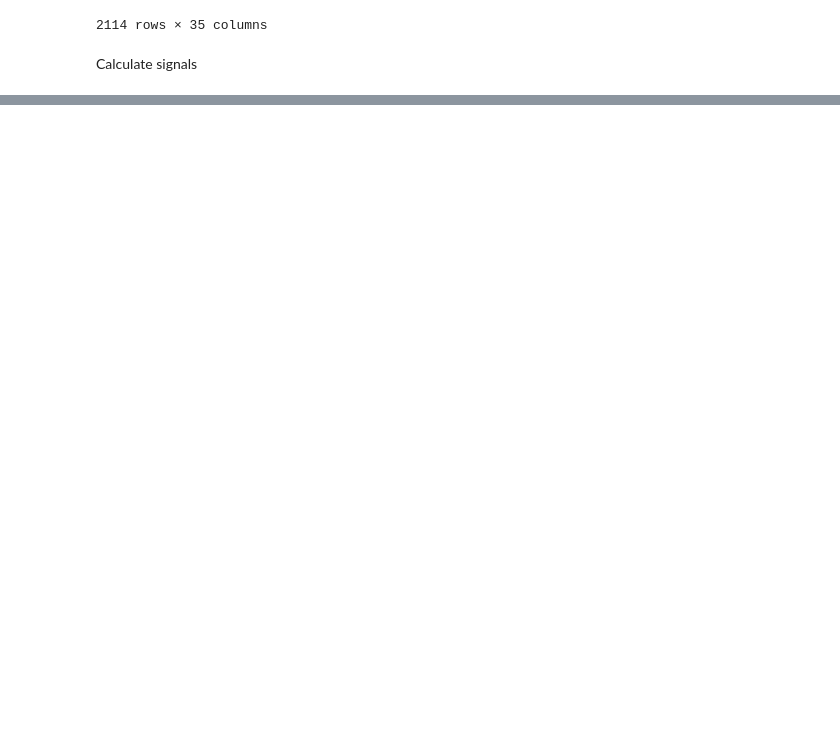
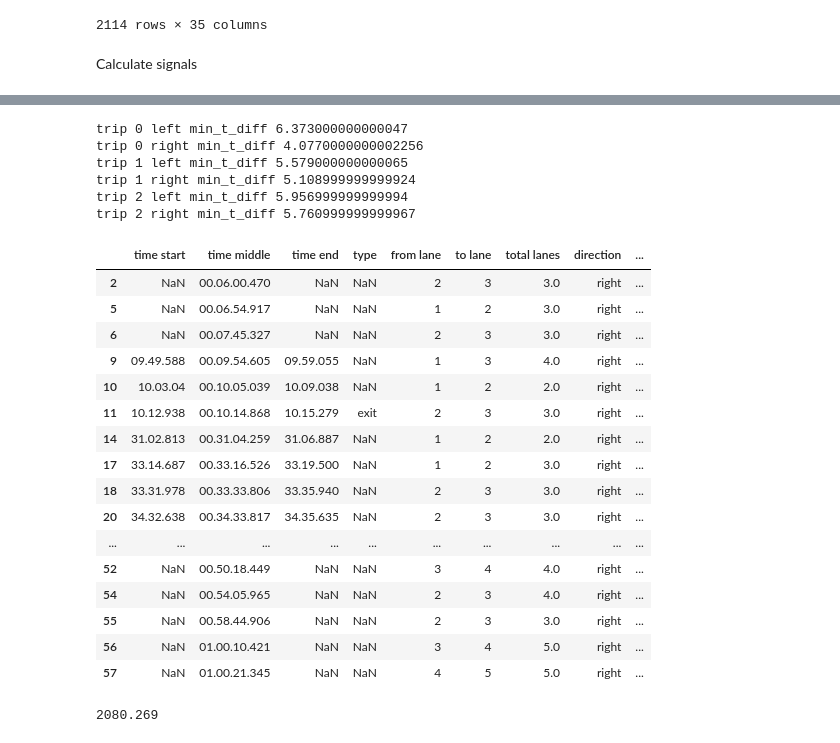
Before and after one commit to tomdries/gps-lane-changes, a Jupyter notebook: analysis.ipynb, the cells around one changed output, grey strips where cells are left out. Cells and saved outputs as stored; diff of their text form; code cells hidden in the pictures; blank space fills up the shorter version.

```diff
--- a/analysis.ipynb
+++ b/analysis.ipynb
@@ -86,3 +87,39 @@ plot_fragments(fragments, plot_col, params)
+# %%
+for i_trip, lca_df in enumerate(lca_dfs):
+    for direction in ['left', 'right']:
+        min_t_diff = lca_df[lca_df.direction==direction].t_lc.diff().min()
+        print("trip", i_trip, direction, "min_t_diff", min_t_diff)
+# %% [output]
+trip 0 left min_t_diff 6.373000000000047
+trip 0 right min_t_diff 4.0770000000002256
+trip 1 left min_t_diff 5.579000000000065
+trip 1 right min_t_diff 5.108999999999924
+trip 2 left min_t_diff 5.956999999999994
+trip 2 right min_t_diff 5.760999999999967
+# %%
+lca_dfs[0][lca_dfs[0].direction=='right']
+# %% [output]
+|  | time start | time middle | time end | type | from lane | to lane | total lanes | direction | ... |
+| 2 | NaN | 00.06.00.470 | NaN | NaN | 2 | 3 | 3.0 | right | ... |
+| 5 | NaN | 00.06.54.917 | NaN | NaN | 1 | 2 | 3.0 | right | ... |
+| 6 | NaN | 00.07.45.327 | NaN | NaN | 2 | 3 | 3.0 | right | ... |
+| 9 | 09.49.588 | 00.09.54.605 | 09.59.055 | NaN | 1 | 3 | 4.0 | right | ... |
+| 10 | 10.03.04 | 00.10.05.039 | 10.09.038 | NaN | 1 | 2 | 2.0 | right | ... |
+| 11 | 10.12.938 | 00.10.14.868 | 10.15.279 | exit | 2 | 3 | 3.0 | right | ... |
+| 14 | 31.02.813 | 00.31.04.259 | 31.06.887 | NaN | 1 | 2 | 2.0 | right | ... |
+| 17 | 33.14.687 | 00.33.16.526 | 33.19.500 | NaN | 1 | 2 | 3.0 | right | ... |
+| 18 | 33.31.978 | 00.33.33.806 | 33.35.940 | NaN | 2 | 3 | 3.0 | right | ... |
+| 20 | 34.32.638 | 00.34.33.817 | 34.35.635 | NaN | 2 | 3 | 3.0 | right | ... |
+| ... | ... | ... | ... | ... | ... | ... | ... | ... | ... |
+| 52 | NaN | 00.50.18.449 | NaN | NaN | 3 | 4 | 4.0 | right | ... |
+| 54 | NaN | 00.54.05.965 | NaN | NaN | 2 | 3 | 4.0 | right | ... |
+| 55 | NaN | 00.58.44.906 | NaN | NaN | 2 | 3 | 3.0 | right | ... |
+| 56 | NaN | 01.00.10.421 | NaN | NaN | 3 | 4 | 5.0 | right | ... |
+| 57 | NaN | 01.00.21.345 | NaN | NaN | 4 | 5 | 5.0 | right | ... |
+# %%
+60*34+40.269
+# %% [output]
+2080.269
 # %%
 dev_nr = 1
 trip_nr = 1
```
Also changed, not shown: parts of 5 cells of this notebook, 3 other files.
